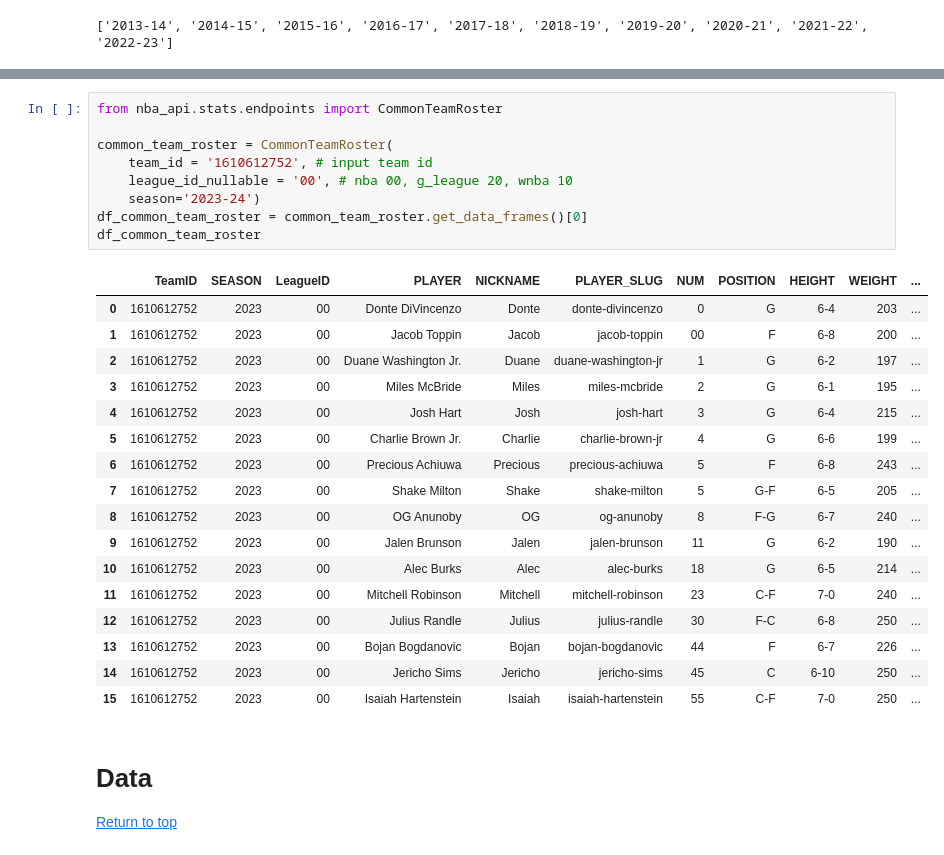
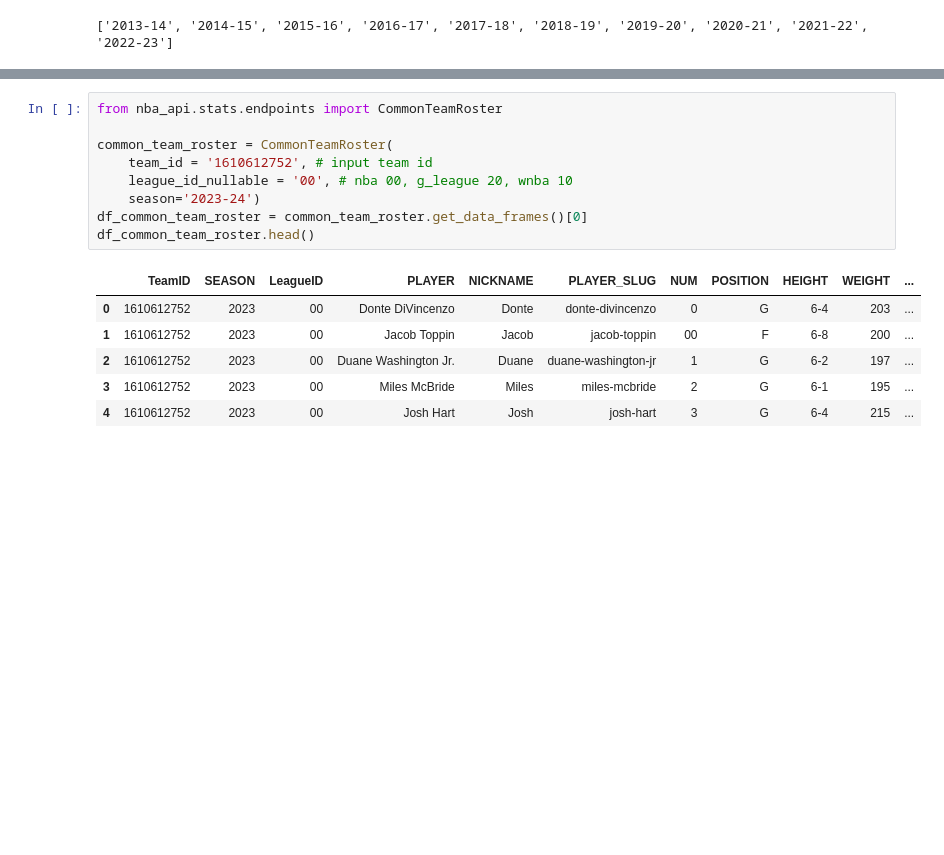
Before and after one commit to stevenworthington/sports_betting, a Jupyter notebook: code/data_processing/03i_Feature_Engineering_PlayerStats.ipynb, the cells around one changed output, grey strips where cells are left out. Drawn from its saved outputs; the diff is of its cells as text; blank space fills up the shorter version.

```diff
--- a/code/data_processing/03i_Feature_Engineering_PlayerStats.ipynb
+++ b/code/data_processing/03i_Feature_Engineering_PlayerStats.ipynb
@@ -344,31 +309,16 @@ df_player_boxscores
 # %%
 from nba_api.stats.endpoints import CommonTeamRoster
 
 common_team_roster = CommonTeamRoster(
     team_id = '1610612752', # input team id
     league_id_nullable = '00', # nba 00, g_league 20, wnba 10
     season='2023-24')
 df_common_team_roster = common_team_roster.get_data_frames()[0]
-df_common_team_roster
+df_common_team_roster.head()
 # %% [output]
 |  | TeamID | SEASON | LeagueID | PLAYER | NICKNAME | PLAYER_SLUG | NUM | POSITION | HEIGHT | WEIGHT | ... |
 | 0 | 1610612752 | 2023 | 00 | Donte DiVincenzo | Donte | donte-divincenzo | 0 | G | 6-4 | 203 | ... |
 | 1 | 1610612752 | 2023 | 00 | Jacob Toppin | Jacob | jacob-toppin | 00 | F | 6-8 | 200 | ... |
 | 2 | 1610612752 | 2023 | 00 | Duane Washington Jr. | Duane | duane-washington-jr | 1 | G | 6-2 | 197 | ... |
 | 3 | 1610612752 | 2023 | 00 | Miles McBride | Miles | miles-mcbride | 2 | G | 6-1 | 195 | ... |
 | 4 | 1610612752 | 2023 | 00 | Josh Hart | Josh | josh-hart | 3 | G | 6-4 | 215 | ... |
-| 5 | 1610612752 | 2023 | 00 | Charlie Brown Jr. | Charlie | charlie-brown-jr | 4 | G | 6-6 | 199 | ... |
-| 6 | 1610612752 | 2023 | 00 | Precious Achiuwa | Precious | precious-achiuwa | 5 | F | 6-8 | 243 | ... |
-| 7 | 1610612752 | 2023 | 00 | Shake Milton | Shake | shake-milton | 5 | G-F | 6-5 | 205 | ... |
-| 8 | 1610612752 | 2023 | 00 | OG Anunoby | OG | og-anunoby | 8 | F-G | 6-7 | 240 | ... |
-| 9 | 1610612752 | 2023 | 00 | Jalen Brunson | Jalen | jalen-brunson | 11 | G | 6-2 | 190 | ... |
-| 10 | 1610612752 | 2023 | 00 | Alec Burks | Alec | alec-burks | 18 | G | 6-5 | 214 | ... |
-| 11 | 1610612752 | 2023 | 00 | Mitchell Robinson | Mitchell | mitchell-robinson | 23 | C-F | 7-0 | 240 | ... |
-| 12 | 1610612752 | 2023 | 00 | Julius Randle | Julius | julius-randle | 30 | F-C | 6-8 | 250 | ... |
-| 13 | 1610612752 | 2023 | 00 | Bojan Bogdanovic | Bojan | bojan-bogdanovic | 44 | F | 6-7 | 226 | ... |
-| 14 | 1610612752 | 2023 | 00 | Jericho Sims | Jericho | jericho-sims | 45 | C | 6-10 | 250 | ... |
-| 15 | 1610612752 | 2023 | 00 | Isaiah Hartenstein | Isaiah | isaiah-hartenstein | 55 | C-F | 7-0 | 250 | ... |
-# %% [markdown]
-# Data
-
-[Return to top](#Feature-Engineering)
```
Also changed, not shown: parts of 34 cells of this notebook, 1 other file.
